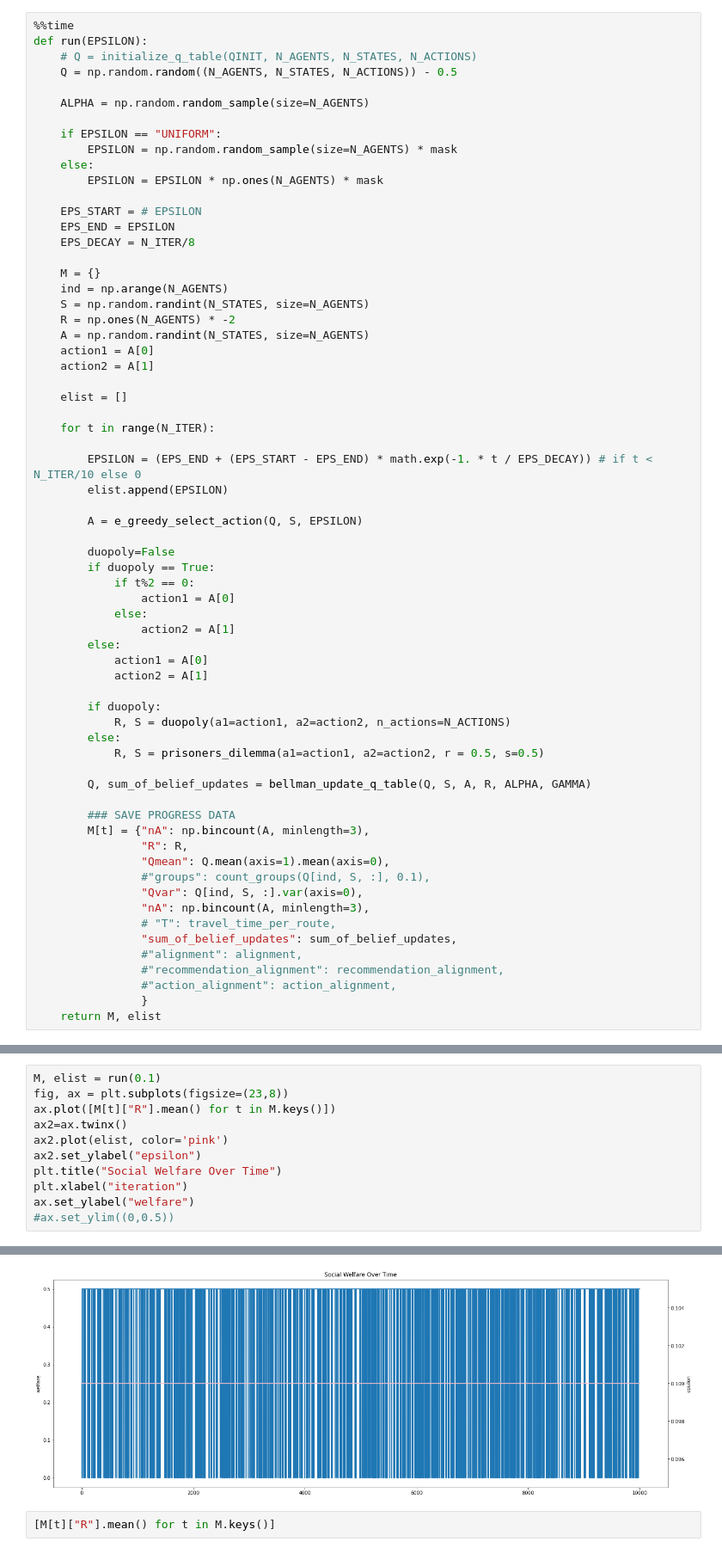
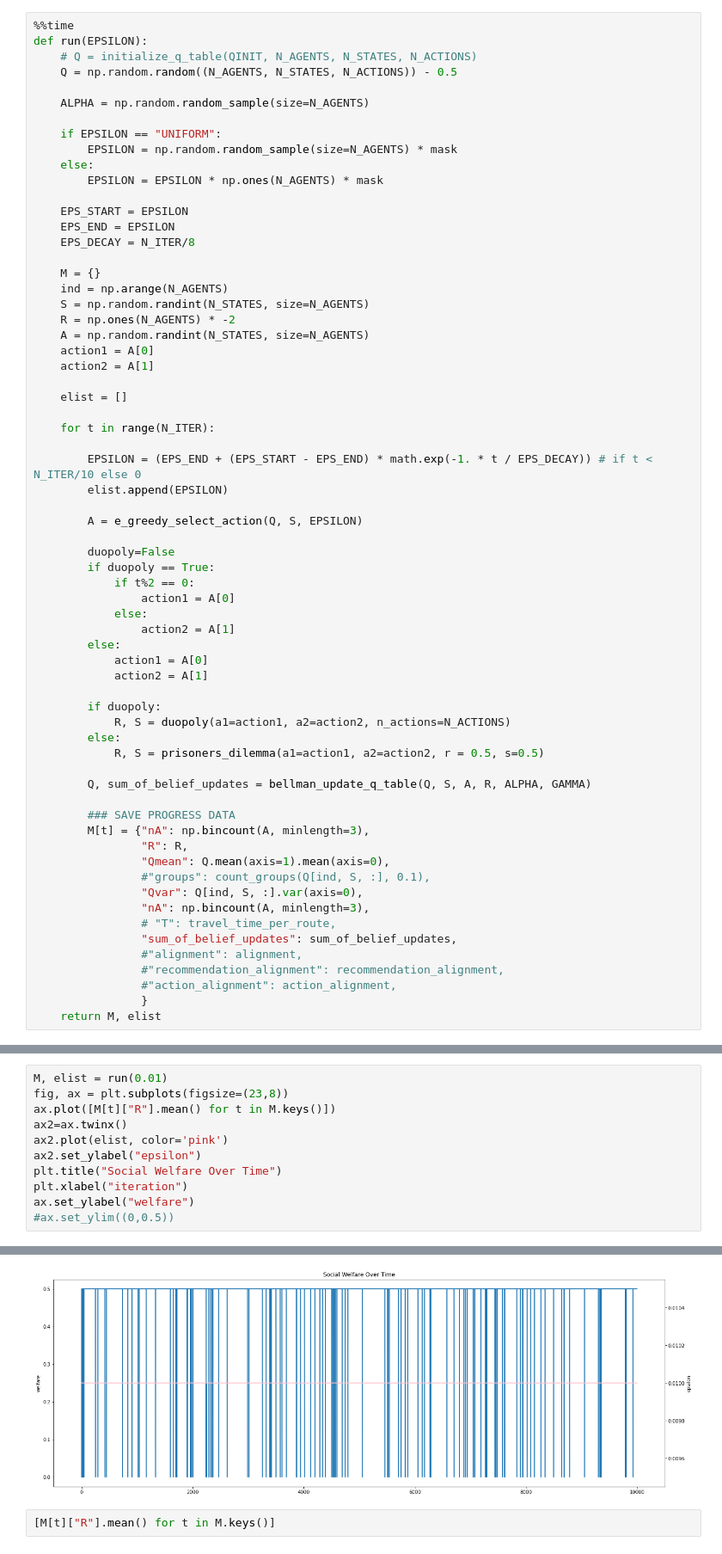
Before and after one commit to CCarissimo/congested, a Jupyter notebook: 2_player_game_experiments.ipynb, the cells around one changed output, grey strips where cells are left out. Shown at 86% size. Cells and saved outputs as stored; diff of their text form.

```diff
--- a/2_player_game_experiments.ipynb
+++ b/2_player_game_experiments.ipynb
@@ -84,7 +94,7 @@ def run(EPSILON):
     else:
         EPSILON = EPSILON * np.ones(N_AGENTS) * mask
 
-    EPS_START = # EPSILON
+    EPS_START = EPSILON
     EPS_END = EPSILON
     EPS_DECAY = N_ITER/8
 
@@ -142,17 +152,17 @@ Wall time: 157 µs
 # %%
-M, elist = run(0.1)
+M, elist = run(0.01)
 fig, ax = plt.subplots(figsize=(23,8))
 ax.plot([M[t]["R"].mean() for t in M.keys()])
 ax2=ax.twinx()
 ax2.plot(elist, color='pink')
 ax2.set_ylabel("epsilon")
 plt.title("Social Welfare Over Time")
 plt.xlabel("iteration")
 ax.set_ylabel("welfare")
 #ax.set_ylim((0,0.5))
 # %% [output]
 Text(0, 0.5, 'welfare')
-[figure, old version]
+[figure, new version]
 # %%
 [M[t]["R"].mean() for t in M.keys()]
 # %% [output]
```
Also changed, not shown: parts of 11 cells of this notebook.
